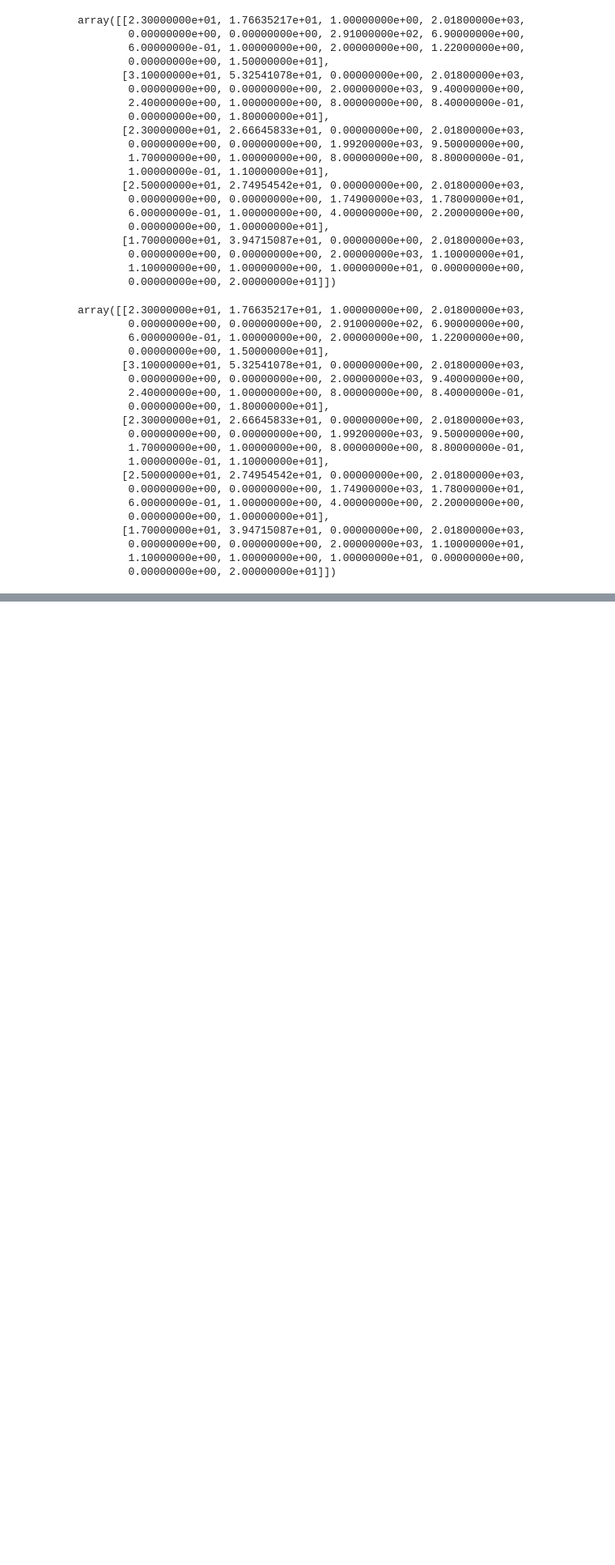
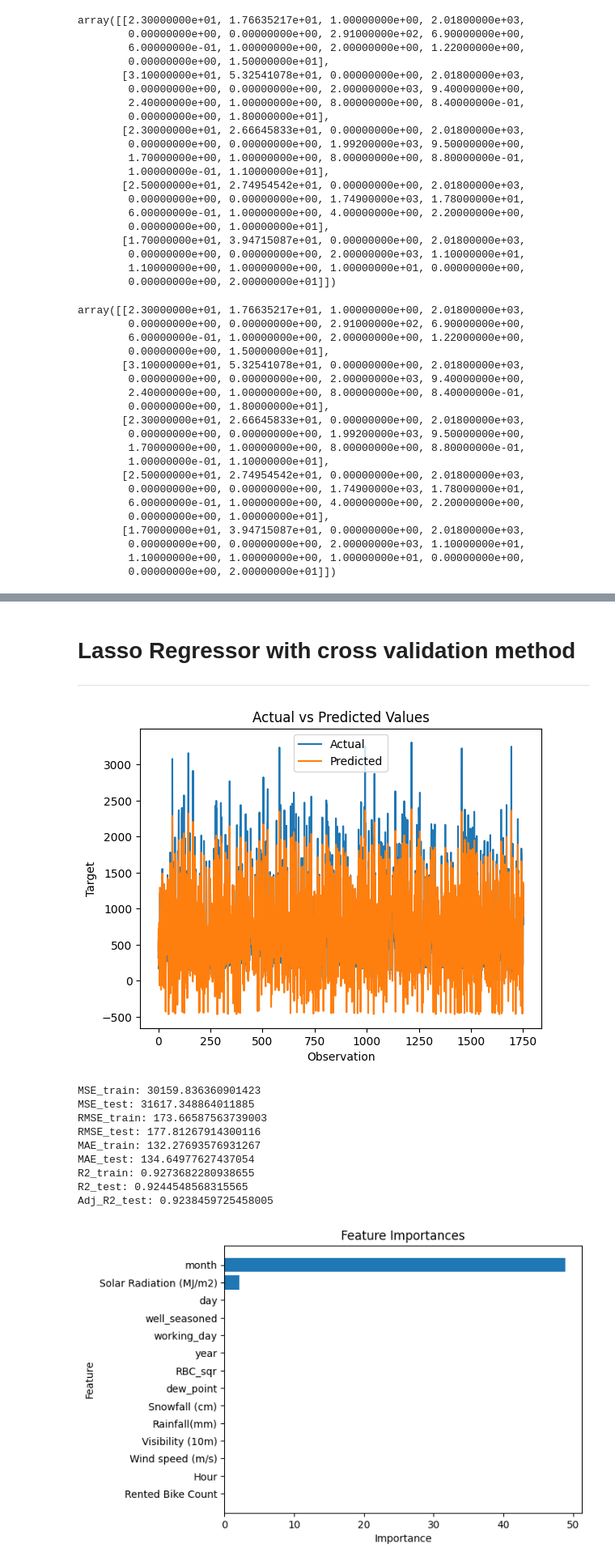
Before and after one commit to waghpallavi/Bike-Sharing-Demand-Prediction, a Jupyter notebook: Bike_Sharing_Demand_Prediction.ipynb, the cells around one changed output, grey strips where cells are left out. Shown at 81% size. Drawn from its saved outputs; the diff is of its cells as text; code cells hidden in the pictures; blank space fills up the shorter version.

```diff
--- a/Bike_Sharing_Demand_Prediction.ipynb
+++ b/Bike_Sharing_Demand_Prediction.ipynb
@@ -536,0 +647,32 @@ array([[2.30000000e+01, 1.76635217e+01, 1.00000000e+00, 2.01800000e+03,
+# %% [markdown]
+# Lasso Regressor with cross validation method
+
+---
+# %%
+# Using Lasso regressor with Cross Validation
+lasso_cv = LassoCV(cv=3, random_state=1)
+frame(lasso_cv, X_train, X_test, y_train, y_test)    # fit the LassoCV object to the data
+# Get the feature importances
+importances2 = lasso_cv.coef_
+# Sort the features by importance
+location = importances2.argsort()
+
+# Plot the feature importances
+plt.barh(range(len(location)), importances2[location])
+plt.yticks(range(len(location)), [columns_list[i] for i in location])
+plt.xlabel('Importance')
+plt.ylabel('Feature')
+plt.title('Feature Importances')
+plt.show()
+# %% [output]
+[figure, added]
+MSE_train: 30159.836360901423
+MSE_test: 31617.348864011885
+RMSE_train: 173.66587563739003
+RMSE_test: 177.81267914300116
+MAE_train: 132.27693576931267
+MAE_test: 134.64977627437054
+R2_train: 0.9273682280938655
+R2_test: 0.9244548568315565
+Adj_R2_test: 0.9238459725458005
+[figure, added]
```
Also changed, not shown: parts of 35 cells of this notebook.
